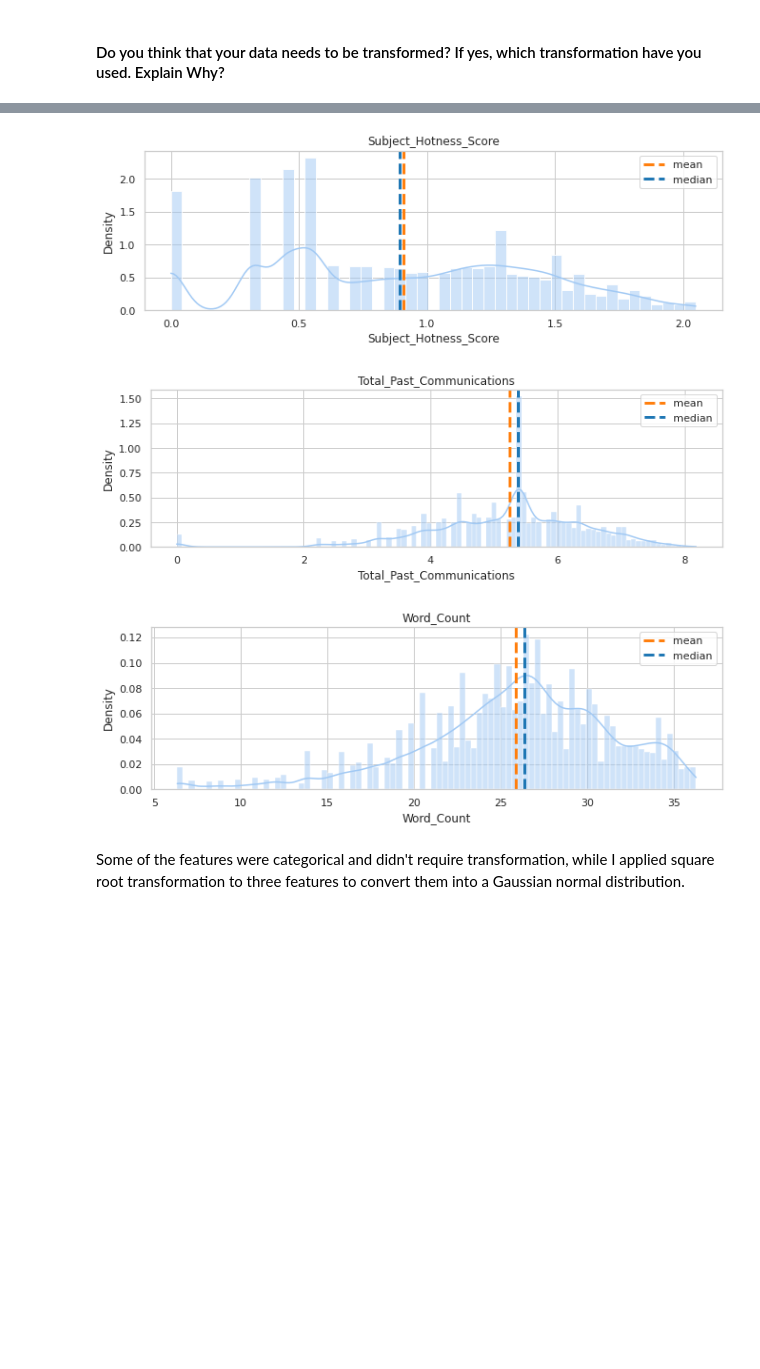
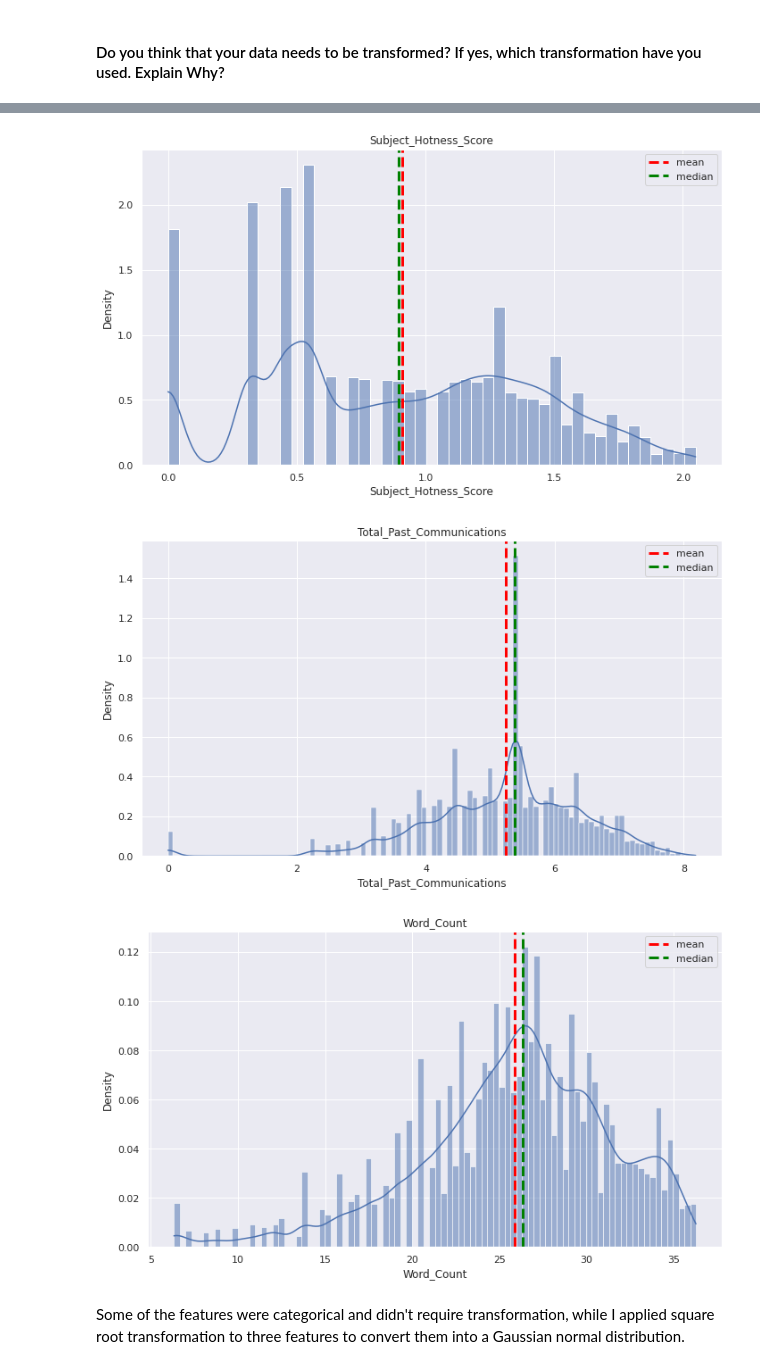
Before and after one commit to shyamsgadekar/Email_Campaign_Effectiveness_Prediction_shyam_gadekar, a Jupyter notebook: Email_Campaign_Effectiveness_Prediction_shyam_gadekar.ipynb, the cells around one changed output, grey strips where cells are left out. Cells and saved outputs as stored; diff of their text form; code cells hidden in the pictures; blank space fills up the shorter version.

```diff
--- a/Email_Campaign_Effectiveness_Prediction_shyam_gadekar.ipynb
+++ b/Email_Campaign_Effectiveness_Prediction_shyam_gadekar.ipynb
@@ -1492,7 +1485,7 @@ df2['Images_per_link'] = df2['Total_Images'] / df2['Total_Links']
 # %%
 #combining total image and total link to find its percentage in total word count
 
-df2['Percentage_of_words_that_are_links_image'] = ((df2['Total_Links']+ df2['Total_Images'])/ dff['Word_Count'])*100
+df2['Percentage_of_words_that_are_links_image'] = ((df2['Total_Links']+ df2['Total_Images'])/ df2['Word_Count'])*100
 # %%
 #dropping total link and image
 df2.drop(columns = ['Total_Links','Total_Images'], inplace = True)
@@ -1825,24 +1836,34 @@ for variable in non_symmetric_features:
 # %%
-for col in ['Subject_Hotness_Score','Total_Past_Communications','Word_Count']:
-  df_new[col]=np.sqrt(df_new[col])
+df_new[['Subject_Hotness_Score','Total_Past_Communications','Word_Count']] = df_new[['Subject_Hotness_Score','Total_Past_Communications','Word_Count']].applymap(np.sqrt)
 # %%
-sns.set_style('whitegrid')
-sns.set_palette('pastel')
+#style and palette
+sns.set_style('darkgrid')
+sns.set_palette('deep')
 
-for i,col in enumerate(['Subject_Hotness_Score','Total_Past_Communications','Word_Count']):
-    plt.figure(figsize = (18,18))
-    plt.subplot(6,2,i+1)
-    sns.histplot(df_new[col], kde=True, stat='density')
+for i, col in enumerate(['Subject_Hotness_Score', 'Total_Past_Communications', 'Word_Count']):
+
+    fig, ax = plt.subplots(figsize=(10, 6))#Create figure
+
+    # Creating histogram with density plot
+    sns.histplot(df_new[col], kde=True, stat='density', ax=ax)
+
+    #vertical lines for mean and median
     feature = df_new[col]
-    plt.axvline(feature.mean(), color='#ff7f0e', linestyle='dashed', linewidth=3, label='mean')
-    plt.axvline(feature.median(), color='#1f77b4', linestyle='dashed', linewidth=3, label='median')
-    plt.title(f'{col.title()}')
-    plt.legend(loc='best')
+    ax.axvline(feature.mean(), color='red', linestyle='dashed', linewidth=3, label='mean')
+    ax.axvline(feature.median(), color='green', linestyle='dashed', linewidth=3, label='median')
+
+    #title and legend
+    ax.set_title(col.title())
+    ax.legend(loc='best')
+
+    #Adjusting spacing
     plt.tight_layout()
+
+plt.show()
 # %% [output]
-[figure, old version]
+[figure, new version]
-[figure, old version]
+[figure, new version]
-[figure, old version]
+[figure, new version]
 # %% [markdown]
 Some of the features were categorical and didn't require transformation, while I applied square root transformation to three features to convert them into a Gaussian normal distribution.
 # %% [markdown]
```
Also changed, not shown: parts of 40 cells of this notebook.
